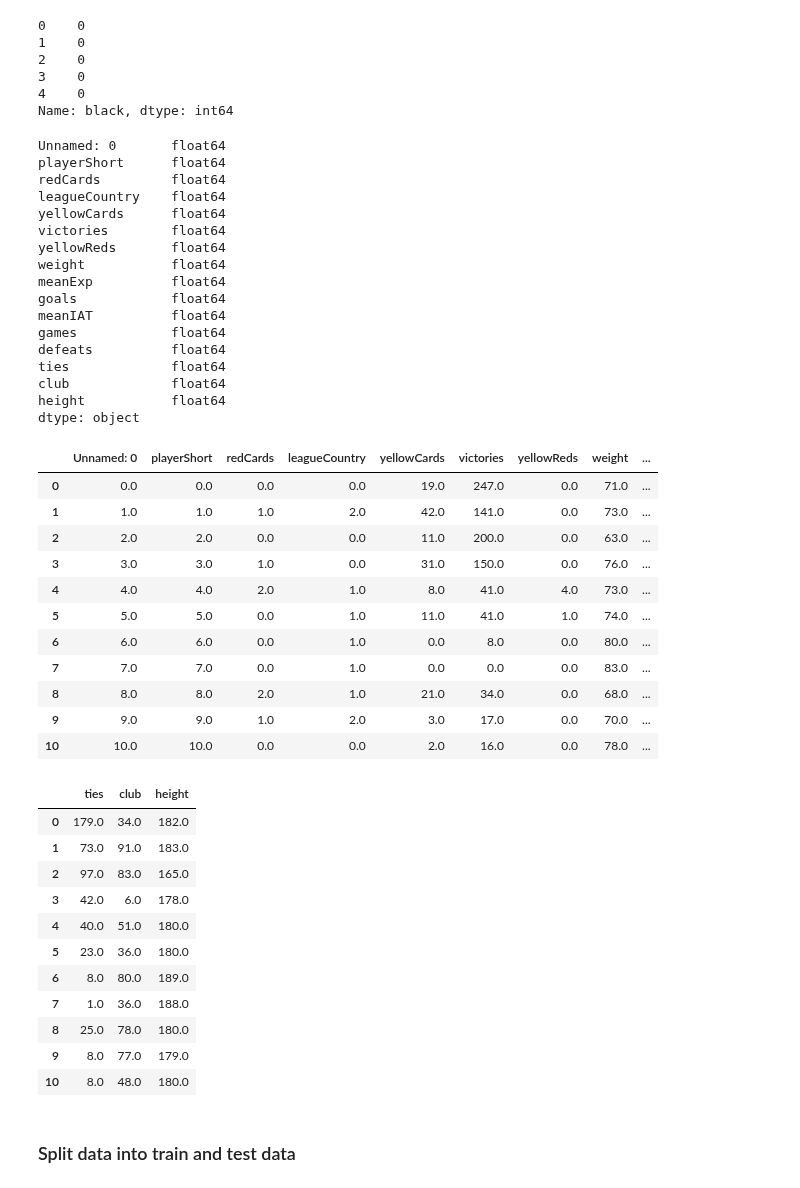
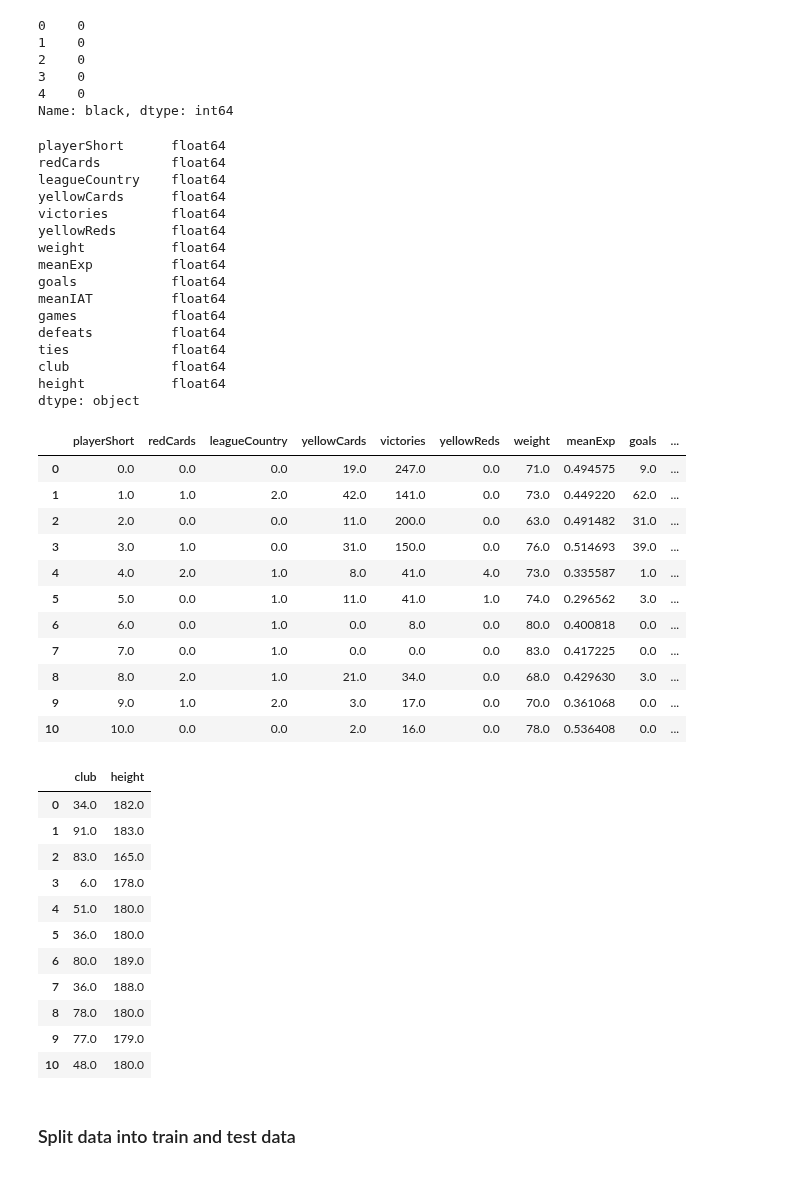
Before and after one commit to amirsh/ada-ana, a Jupyter notebook: HW4-notebooks/Exercice1.ipynb, the cells around one changed output. Drawn from its saved outputs; the diff is of its cells as text; code cells hidden in the pictures.

```diff
--- a/HW4-notebooks/Exercice1.ipynb
+++ b/HW4-notebooks/Exercice1.ipynb
@@ -72,10 +72,9 @@ data_y.head()
 Name: black, dtype: int64
 # %%
 # features
-data_x = data.drop(data.columns[[7,11,17]], axis=1).astype(float)
+data_x = data.drop(data.columns[[0,7,11,17]], axis=1).astype(float)
 data_x.dtypes
 # %% [output]
-Unnamed: 0       float64
 playerShort      float64
 redCards         float64
 leagueCountry    float64
@@ -95,33 +94,33 @@ dtype: object
 # %%
 data_x.ix[:10,:13]
 # %% [output]
-|  | Unnamed: 0 | playerShort | redCards | leagueCountry | yellowCards | victories | yellowReds | weight | ... |
-| 0 | 0.0 | 0.0 | 0.0 | 0.0 | 19.0 | 247.0 | 0.0 | 71.0 | ... |
-| 1 | 1.0 | 1.0 | 1.0 | 2.0 | 42.0 | 141.0 | 0.0 | 73.0 | ... |
-| 2 | 2.0 | 2.0 | 0.0 | 0.0 | 11.0 | 200.0 | 0.0 | 63.0 | ... |
-| 3 | 3.0 | 3.0 | 1.0 | 0.0 | 31.0 | 150.0 | 0.0 | 76.0 | ... |
-| 4 | 4.0 | 4.0 | 2.0 | 1.0 | 8.0 | 41.0 | 4.0 | 73.0 | ... |
-| 5 | 5.0 | 5.0 | 0.0 | 1.0 | 11.0 | 41.0 | 1.0 | 74.0 | ... |
-| 6 | 6.0 | 6.0 | 0.0 | 1.0 | 0.0 | 8.0 | 0.0 | 80.0 | ... |
-| 7 | 7.0 | 7.0 | 0.0 | 1.0 | 0.0 | 0.0 | 0.0 | 83.0 | ... |
-| 8 | 8.0 | 8.0 | 2.0 | 1.0 | 21.0 | 34.0 | 0.0 | 68.0 | ... |
-| 9 | 9.0 | 9.0 | 1.0 | 2.0 | 3.0 | 17.0 | 0.0 | 70.0 | ... |
-| 10 | 10.0 | 10.0 | 0.0 | 0.0 | 2.0 | 16.0 | 0.0 | 78.0 | ... |
+|  | playerShort | redCards | leagueCountry | yellowCards | victories | yellowReds | weight | meanExp | goals | ... |
+| 0 | 0.0 | 0.0 | 0.0 | 19.0 | 247.0 | 0.0 | 71.0 | 0.494575 | 9.0 | ... |
+| 1 | 1.0 | 1.0 | 2.0 | 42.0 | 141.0 | 0.0 | 73.0 | 0.449220 | 62.0 | ... |
+| 2 | 2.0 | 0.0 | 0.0 | 11.0 | 200.0 | 0.0 | 63.0 | 0.491482 | 31.0 | ... |
+| 3 | 3.0 | 1.0 | 0.0 | 31.0 | 150.0 | 0.0 | 76.0 | 0.514693 | 39.0 | ... |
+| 4 | 4.0 | 2.0 | 1.0 | 8.0 | 41.0 | 4.0 | 73.0 | 0.335587 | 1.0 | ... |
+| 5 | 5.0 | 0.0 | 1.0 | 11.0 | 41.0 | 1.0 | 74.0 | 0.296562 | 3.0 | ... |
+| 6 | 6.0 | 0.0 | 1.0 | 0.0 | 8.0 | 0.0 | 80.0 | 0.400818 | 0.0 | ... |
+| 7 | 7.0 | 0.0 | 1.0 | 0.0 | 0.0 | 0.0 | 83.0 | 0.417225 | 0.0 | ... |
+| 8 | 8.0 | 2.0 | 1.0 | 21.0 | 34.0 | 0.0 | 68.0 | 0.429630 | 3.0 | ... |
+| 9 | 9.0 | 1.0 | 2.0 | 3.0 | 17.0 | 0.0 | 70.0 | 0.361068 | 0.0 | ... |
+| 10 | 10.0 | 0.0 | 0.0 | 2.0 | 16.0 | 0.0 | 78.0 | 0.536408 | 0.0 | ... |
 # %%
-data_x.ix[:10,13:16]
+data_x.ix[:10,13:15]
 # %% [output]
-|  | ties | club | height |
-| 0 | 179.0 | 34.0 | 182.0 |
-| 1 | 73.0 | 91.0 | 183.0 |
-| 2 | 97.0 | 83.0 | 165.0 |
-| 3 | 42.0 | 6.0 | 178.0 |
-| 4 | 40.0 | 51.0 | 180.0 |
-| 5 | 23.0 | 36.0 | 180.0 |
-| 6 | 8.0 | 80.0 | 189.0 |
-| 7 | 1.0 | 36.0 | 188.0 |
-| 8 | 25.0 | 78.0 | 180.0 |
-| 9 | 8.0 | 77.0 | 179.0 |
-| 10 | 8.0 | 48.0 | 180.0 |
+|  | club | height |
+| 0 | 34.0 | 182.0 |
+| 1 | 91.0 | 183.0 |
+| 2 | 83.0 | 165.0 |
+| 3 | 6.0 | 178.0 |
+| 4 | 51.0 | 180.0 |
+| 5 | 36.0 | 180.0 |
+| 6 | 80.0 | 189.0 |
+| 7 | 36.0 | 188.0 |
+| 8 | 78.0 | 180.0 |
+| 9 | 77.0 | 179.0 |
+| 10 | 48.0 | 180.0 |
 # %% [markdown]
 ### Split data into train and test data
 # %%
```
Also changed, not shown: parts of 16 cells of this notebook.
